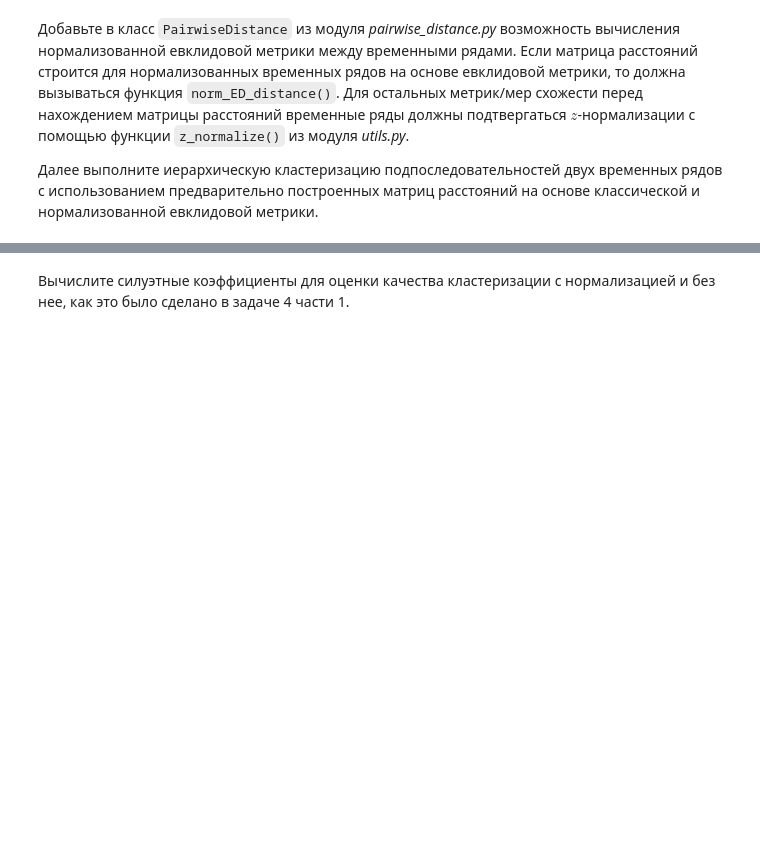
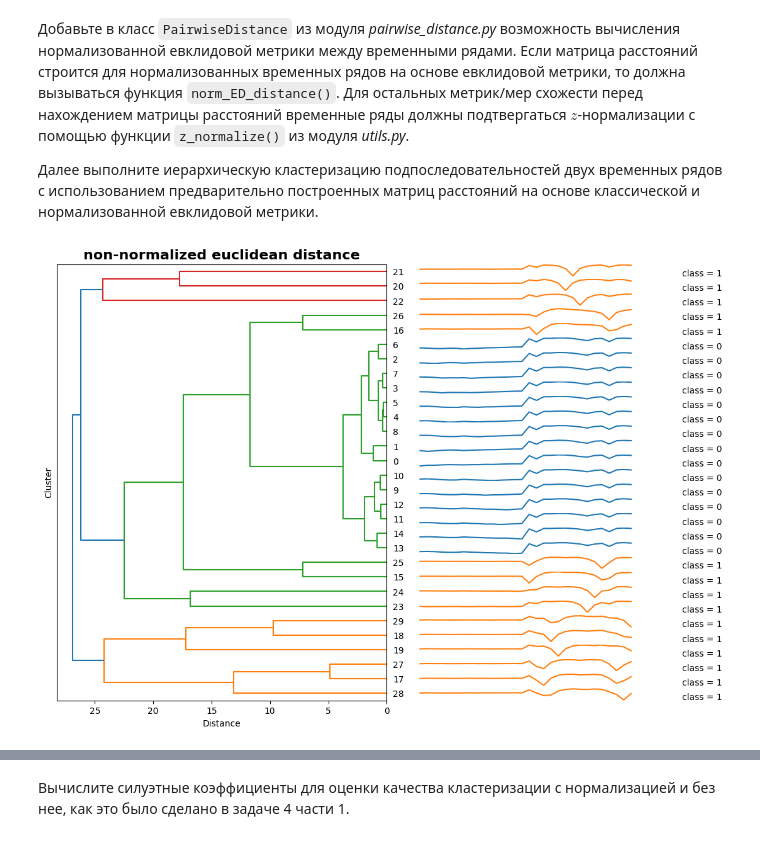
Before and after one commit to evgenkot/2025-Raschupkin-TimeSeriesCourse, a Jupyter notebook: practice/01 Basics/01 Basics.ipynb, the cells around one changed output, grey strips where cells are left out. Drawn from its saved outputs; the diff is of its cells as text; code cells hidden in the pictures; blank space fills up the shorter version.

```diff
--- a/practice/01 Basics/01 Basics.ipynb
+++ b/practice/01 Basics/01 Basics.ipynb
@@ -376,0 +402,8 @@ labels = np.array([0]*subs_set1[0:15].shape[0] + [1]*subs_set2[0:15].shape[0])
+# %%
+pairwise_ed = PairwiseDistance(metric="euclidean", is_normalize=False)
+ed_matrix = pairwise_ed.calculate(subs_set)
+cluster = TimeSeriesHierarchicalClustering(n_clusters=2)
+cluster.fit(ed_matrix)
+cluster.plot_dendrogram(ed_matrix, labels, title=pairwise_ed.distance_metric)
+# %% [output]
+[figure, added]
```
Also changed, not shown: parts of 17 cells of this notebook.
